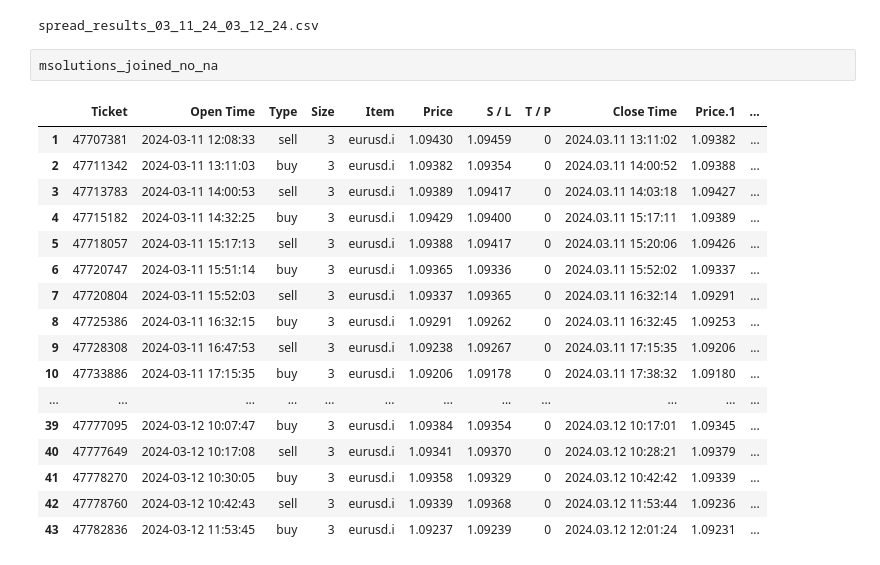
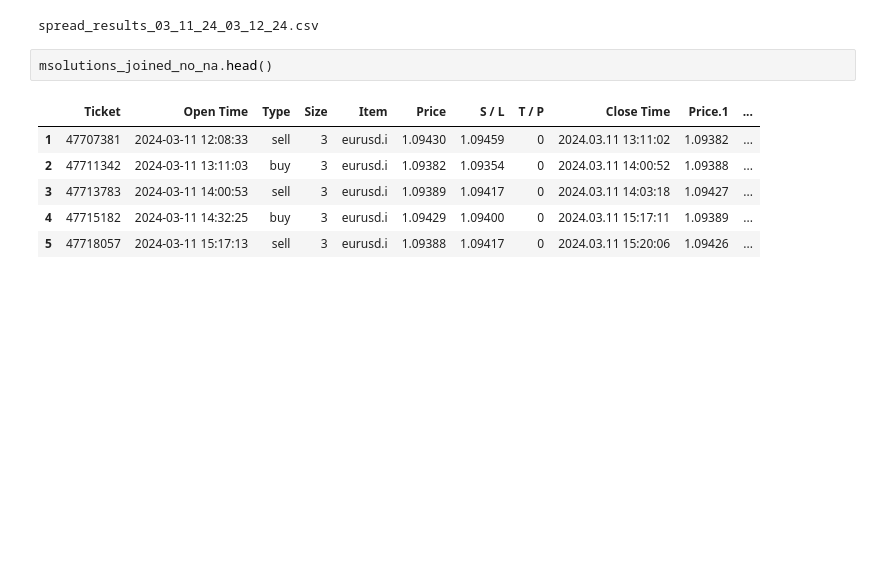
Before and after one commit to lilfetz22/Trading, a Jupyter notebook: Avg_spread.ipynb, the cells around one changed output. Drawn from its saved outputs; the diff is of its cells as text; blank space fills up the shorter version.

```diff
--- a/Avg_spread.ipynb
+++ b/Avg_spread.ipynb
@@ -200,22 +200,11 @@ print(f'spread_results_{start_time_str}_{end_time_str}.csv')
 # %% [output]
 spread_results_03_11_24_03_12_24.csv
 # %%
-msolutions_joined_no_na
+msolutions_joined_no_na.head()
 # %% [output]
 |  | Ticket | Open Time | Type | Size | Item | Price | S / L | T / P | Close Time | Price.1 | ... |
 | 1 | 47707381 | 2024-03-11 12:08:33 | sell | 3 | eurusd.i | 1.09430 | 1.09459 | 0 | 2024.03.11 13:11:02 | 1.09382 | ... |
 | 2 | 47711342 | 2024-03-11 13:11:03 | buy | 3 | eurusd.i | 1.09382 | 1.09354 | 0 | 2024.03.11 14:00:52 | 1.09388 | ... |
 | 3 | 47713783 | 2024-03-11 14:00:53 | sell | 3 | eurusd.i | 1.09389 | 1.09417 | 0 | 2024.03.11 14:03:18 | 1.09427 | ... |
 | 4 | 47715182 | 2024-03-11 14:32:25 | buy | 3 | eurusd.i | 1.09429 | 1.09400 | 0 | 2024.03.11 15:17:11 | 1.09389 | ... |
 | 5 | 47718057 | 2024-03-11 15:17:13 | sell | 3 | eurusd.i | 1.09388 | 1.09417 | 0 | 2024.03.11 15:20:06 | 1.09426 | ... |
-| 6 | 47720747 | 2024-03-11 15:51:14 | buy | 3 | eurusd.i | 1.09365 | 1.09336 | 0 | 2024.03.11 15:52:02 | 1.09337 | ... |
-| 7 | 47720804 | 2024-03-11 15:52:03 | sell | 3 | eurusd.i | 1.09337 | 1.09365 | 0 | 2024.03.11 16:32:14 | 1.09291 | ... |
-| 8 | 47725386 | 2024-03-11 16:32:15 | buy | 3 | eurusd.i | 1.09291 | 1.09262 | 0 | 2024.03.11 16:32:45 | 1.09253 | ... |
-| 9 | 47728308 | 2024-03-11 16:47:53 | sell | 3 | eurusd.i | 1.09238 | 1.09267 | 0 | 2024.03.11 17:15:35 | 1.09206 | ... |
-| 10 | 47733886 | 2024-03-11 17:15:35 | buy | 3 | eurusd.i | 1.09206 | 1.09178 | 0 | 2024.03.11 17:38:32 | 1.09180 | ... |
-| ... | ... | ... | ... | ... | ... | ... | ... | ... | ... | ... | ... |
-| 39 | 47777095 | 2024-03-12 10:07:47 | buy | 3 | eurusd.i | 1.09384 | 1.09354 | 0 | 2024.03.12 10:17:01 | 1.09345 | ... |
-| 40 | 47777649 | 2024-03-12 10:17:08 | sell | 3 | eurusd.i | 1.09341 | 1.09370 | 0 | 2024.03.12 10:28:21 | 1.09379 | ... |
-| 41 | 47778270 | 2024-03-12 10:30:05 | buy | 3 | eurusd.i | 1.09358 | 1.09329 | 0 | 2024.03.12 10:42:42 | 1.09339 | ... |
-| 42 | 47778760 | 2024-03-12 10:42:43 | sell | 3 | eurusd.i | 1.09339 | 1.09368 | 0 | 2024.03.12 11:53:44 | 1.09236 | ... |
-| 43 | 47782836 | 2024-03-12 11:53:45 | buy | 3 | eurusd.i | 1.09237 | 1.09239 | 0 | 2024.03.12 12:01:24 | 1.09231 | ... |
```
Also changed, not shown: parts of 8 cells of this notebook.
